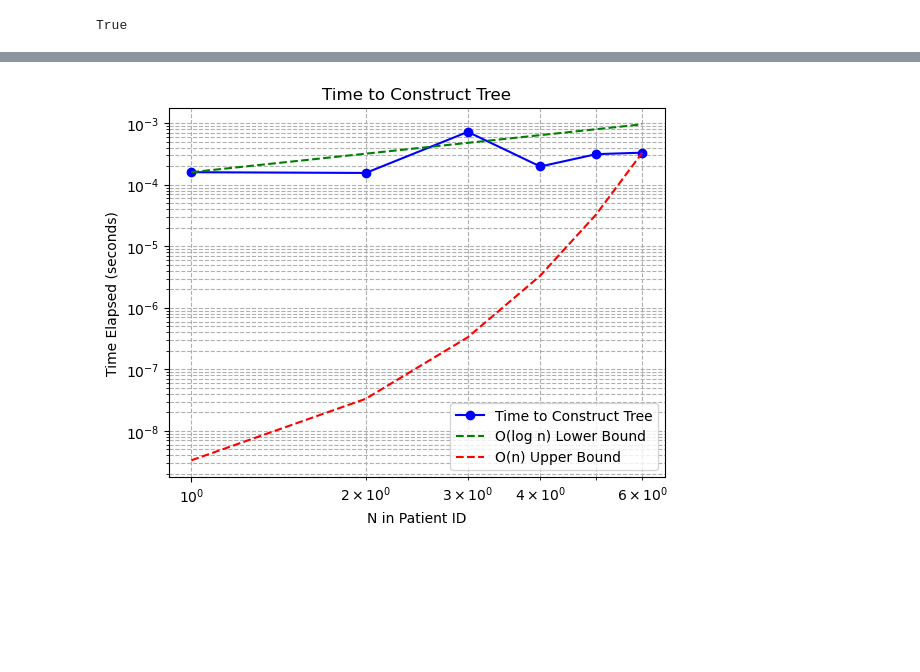
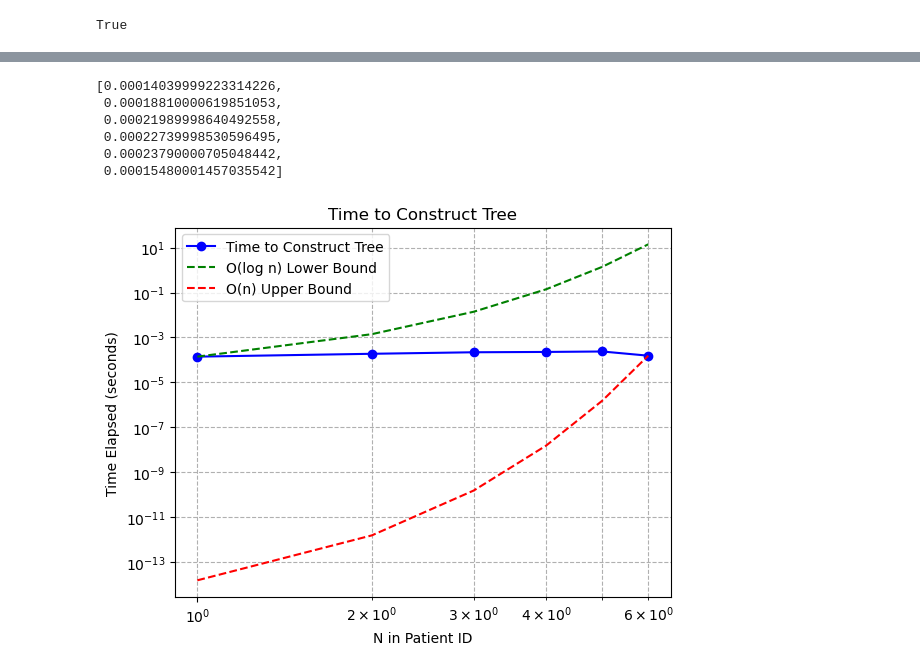
Before and after one commit to gheenc/Computational-Methods, a Jupyter notebook: pset1/set1 problem 4.ipynb, the cells around one changed output, grey strips where cells are left out. Drawn from its saved outputs; the diff is of its cells as text; code cells hidden in the pictures; blank space fills up the shorter version.

```diff
--- a/pset1/set1 problem 4.ipynb
+++ b/pset1/set1 problem 4.ipynb
@@ -687,12 +718,10 @@ Elapsed time during the whole program in seconds: 0.00015579999308101833
 # %%
-tree_three_digit = []
-
 t1start = perf_counter()
 my_tree = Tree()
 for patient_id, initials in fake_three_digit:
     my_tree.add(patient_id, initials)
 t1stop = perf_counter()
 total_time = t1stop - t1start
-tree_three_digit.append(total_time)
+total_tree.append(total_time)
 print("Elapsed time during the whole program in seconds:", total_time)
 # %% [output]
@@ -700,12 +729,10 @@ Elapsed time during the whole program in seconds: 0.0007248000183608383
 # %%
-tree_four_digit = []
-
 t1start = perf_counter()
 my_tree = Tree()
 for patient_id, initials in fake_four_digit:
     my_tree.add(patient_id, initials)
 t1stop = perf_counter()
 total_time = t1stop - t1start
-tree_four_digit.append(total_time)
+total_tree.append(total_time)
 print("Elapsed time during the whole program in seconds:", total_time)
 # %% [output]
@@ -713,12 +740,10 @@ Elapsed time during the whole program in seconds: 0.00019839999731630087
 # %%
-tree_five_digit = []
-
 t1start = perf_counter()
 my_tree = Tree()
 for patient_id, initials in fake_five_digit:
     my_tree.add(patient_id, initials)
 t1stop = perf_counter()
 total_time = t1stop - t1start
-tree_five_digit.append(total_time)
+total_tree.append(total_time)
 print("Elapsed time during the whole program in seconds:", total_time)
 # %% [output]
@@ -726,12 +751,10 @@ Elapsed time during the whole program in seconds: 0.0003148999821860343
 # %%
-tree_six_digit = []
-
 t1start = perf_counter()
 my_tree = Tree()
 for patient_id, initials in fake_six_digit:
     my_tree.add(patient_id, initials)
 t1stop = perf_counter()
 total_time = t1stop - t1start
-tree_six_digit.append(total_time)
+total_tree.append(total_time)
 print("Elapsed time during the whole program in seconds:", total_time)
 # %% [output]
@@ -739,40 +762,41 @@ Elapsed time during the whole program in seconds: 0.00033279997296631336
+# %%
+total_tree
+# %% [output]
+[0.00014039999223314226,
+ 0.00018810000619851053,
+ 0.00021989998640492558,
+ 0.00022739998530596495,
+ 0.00023790000705048442,
+ 0.00015480001457035542]
 # %%
-total_tree_time = [mean(tree_one_digit),
-    mean(tree_two_digit),
-    mean(tree_three_digit),
-    mean(tree_four_digit),
-    mean(tree_five_digit),
-    mean(tree_six_digit)]
 digit_levels = [1, 2, 3, 4, 5, 6]
 
 n_values = [10**d for d in digit_levels]
 
-# Create bounding curves
-# You may need to adjust constants a and b to better match your data visually
-a = total_tree_time[0] / np.log10(n_values[0])  # normalize to match first point
-b = total_tree_time[-1] / n_values[-1]          # normalize to match last point
+a = total_tree[0] / n_values[0]
+b = total_tree[-1] / n_values[-1]**2
 
-lower_bound = [a * np.log10(n) for n in n_values]  # O(log n)
-upper_bound = [b * n for n in n_values]
+lower_bound = [a * n for n in n_values]
+upper_bound = [b * (n ** 2) for n in n_values]
 
 plt.figure()
-plt.loglog(digit_levels, total_tree_time, label='Time to Construct Tree', marker='o', linestyle='-', color='blue')
-# Bounding curves
+plt.loglog(digit_levels, total_tree, label='Time to Construct Tree', marker='o', linestyle='-', color='blue')
+
 plt.loglog(digit_levels, lower_bound, label='O(log n) Lower Bound', linestyle='--', color='green')
 plt.loglog(digit_levels, upper_bound, label='O(n) Upper Bound', linestyle='--', color='red')
 
-# Axis formatting
 def log_format(x, pos):
     return r'$10^{{{}}}$'.format(int(np.log10(x))) if x != 0 else "0"
 
 plt.gca().yaxis.set_major_formatter(FuncFormatter(log_format))
 
 plt.xlabel('N in Patient ID')
 plt.ylabel('Time Elapsed (seconds)')
 plt.title('Time to Construct Tree')
 
 plt.grid(True, which='both', ls='--')
 plt.legend()
+plt.savefig('time_construct_tree.png')
 plt.show()
 # %% [output]
-[figure, old version]
+[figure, new version]
```
Also changed, not shown: parts of 37 cells of this notebook, 4 other files.
